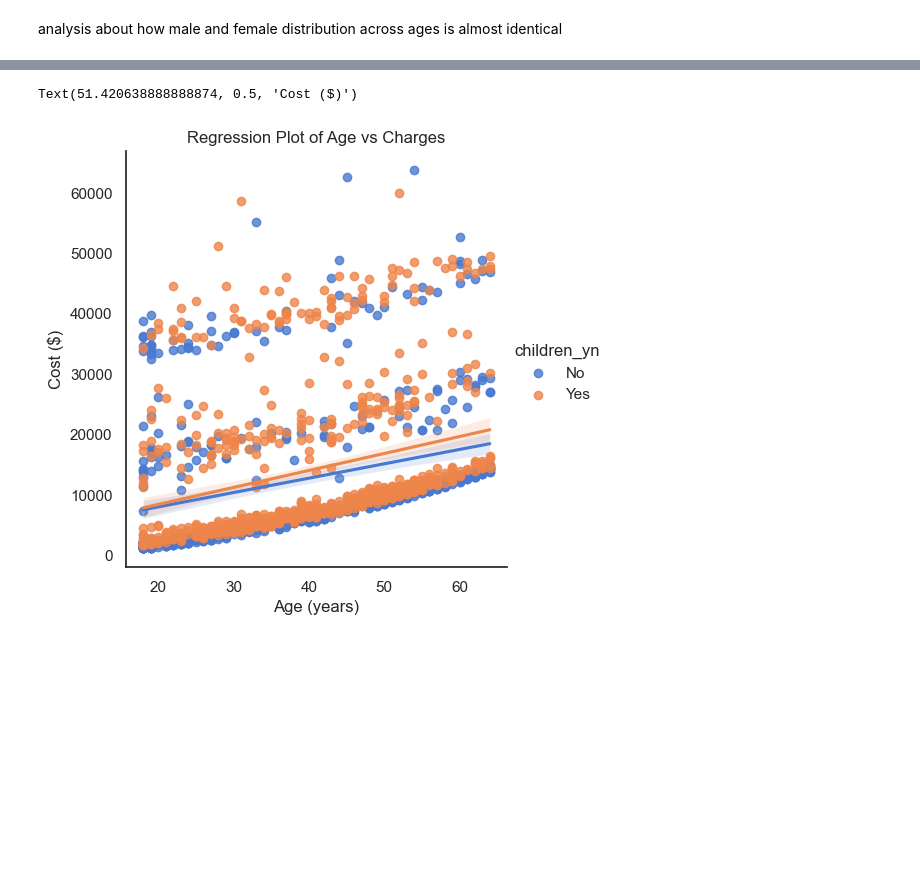
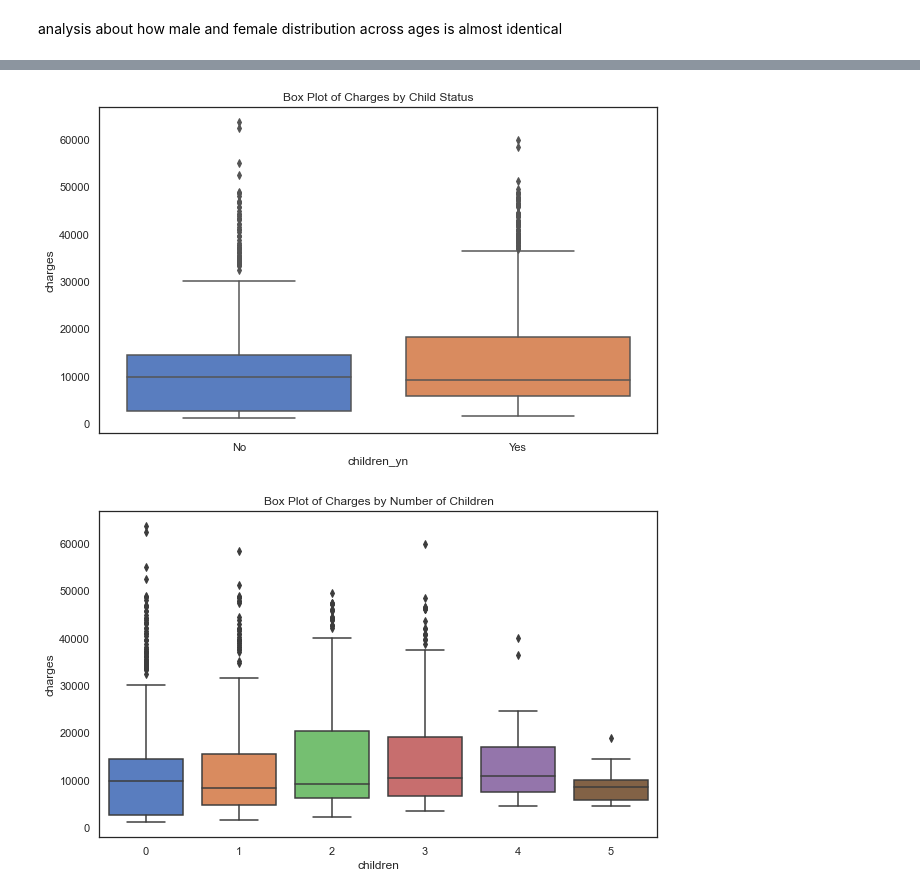
Before and after one commit to DaeJens/Health_Insurance_Project, a Jupyter notebook: HealthInsuranceEDA.ipynb, the cells around one changed output, grey strips where cells are left out. Drawn from its saved outputs; the diff is of its cells as text; code cells hidden in the pictures; blank space fills up the shorter version.

```diff
--- a/HealthInsuranceEDA.ipynb
+++ b/HealthInsuranceEDA.ipynb
@@ -8,7 +8,7 @@ from sklearn.linear_model import LinearRegression
 from matplotlib import pyplot as plt
 import seaborn as sns
 # %%
-insurance_csv = pd.read_csv("insurance_claims.csv")
+insurance_csv = pd.read_csv("insurance.csv")
 print(f"Rows: {insurance_csv.shape[0]}")
 print(f"Columns: {insurance_csv.shape[1]}")
 insurance_csv.info()
@@ -128,10 +136,16 @@ Difference: $1394.93
 # %%
+# Simplify the children column to Yes/No
 insurance_csv['children_yn'] = insurance_csv['children'].apply(lambda x: 'Yes' if x >= 1 else 'No')
+plt.figure(figsize=(10, 6))
+sns.boxplot(x='children_yn', y='charges', data=insurance_csv)
+plt.title('Box Plot of Charges by Child Status')
+plt.show()
 
-sns.lmplot(x='age', y='charges', data=insurance_csv, fit_reg=True, hue='children_yn')
-plt.title('Regression Plot of Age vs Charges')
-plt.xlabel('Age (years)')
-plt.ylabel('Cost ($)')
+# Analyze the effect of children on charges
+plt.figure(figsize=(10, 6))
+sns.boxplot(x='children', y='charges', data=insurance_csv)
+plt.title('Box Plot of Charges by Number of Children')
+plt.show()
 # %% [output]
-Text(51.420638888888874, 0.5, 'Cost ($)')
-[figure, old version]
+[figure, new version]
+[figure, added]
```
Also changed, not shown: parts of 10 cells of this notebook.
